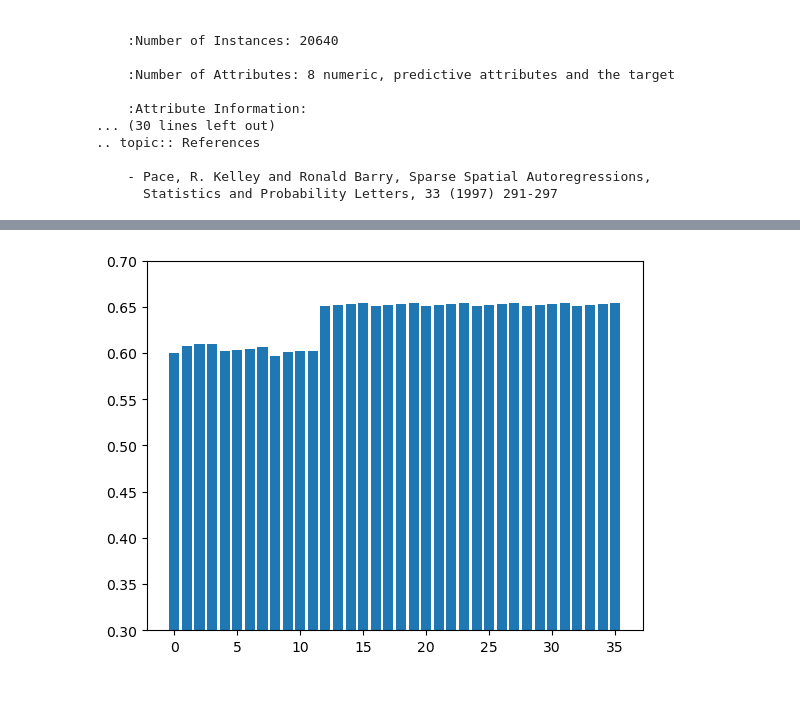
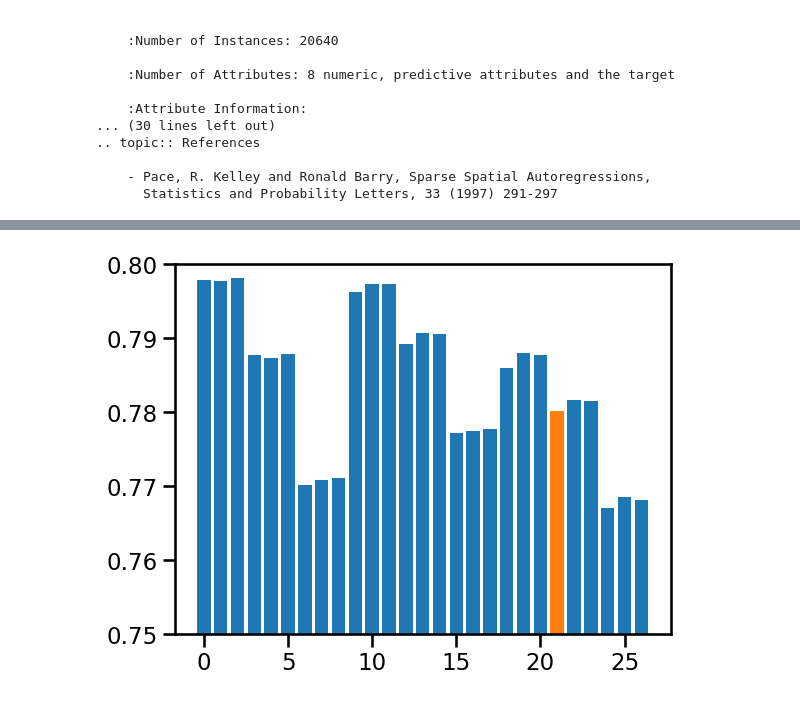
Before and after one commit to brajard/MAT330, a Jupyter notebook: notebooks/Random Forest example.ipynb, the cells around one changed output, grey strips where cells are left out. Saved outputs shown, nothing was run; the diff lists cells and outputs as text; code cells hidden in the pictures.

```diff
--- a/notebooks/Random Forest example.ipynb
+++ b/notebooks/Random Forest example.ipynb
@@ -22,7 +33,6 @@ def report(results, n_top=3):
 # %%
 housing = fetch_california_housing()
-X = housing.data
-y = housing.target
+X, X_test, y, y_test = train_test_split(housing.data, housing.target, test_size=.5, random_state=50)
 print(housing.DESCR)
 # %% [output]
 .. _california_housing_dataset:
@@ -47,11 +57,11 @@ from sklearn.ensemble import RandomForestRegressor
 from sklearn.model_selection import cross_val_score
 
 rf = RandomForestRegressor(n_estimators=100,
-                           max_features=10,
-                           min_samples_split=2,
+                           max_features=8,
+                           min_samples_split=20,
                            random_state=10)
-score = cross_val_score(rf,X,y,cv = 5) #WARNING: THE SCORE HERE IS THE COEF OF DETERMINATION (GREATER IS BETTER)
-print('score: mean={:.2f} ; std={:.3f}'\
+score = cross_val_score(rf,X,y,cv = 3) #WARNING: THE SCORE HERE IS THE COEF OF DETERMINATION (GREATER IS BETTER)
+print('score: mean={:.3f} ; std={:.3f}'\
       .format(score.mean(),score.std()))
 
 rf.fit(X,y)
@@ -69,11 +80,11 @@ plt.savefig('../fig/L2/importance_RF.png')
 from sklearn.model_selection import GridSearchCV
 
 param_grid = {
-    'n_estimators' : [100,400,700,1000],
-    'max_features' : [1,8,13],
-    'min_samples_split' : [2,5,10]
+    'n_estimators' : [100,400,800],
+    'max_features' : [2, 4, 8],
+    'min_samples_split' : [10,20,40]
 }
-clf = GridSearchCV(rf, param_grid, cv=5, verbose=2,n_jobs=4)
+clf = GridSearchCV(rf, param_grid, cv=3, verbose=2, n_jobs=4)
 
 clf.fit(X,y)
 print('GridSearch finished')
@@ -82,6 +94,9 @@ Fitting 5 folds for each of 36 candidates, totalling 180 fits
 # %%
     means = clf.cv_results_['mean_test_score']
     stds = clf.cv_results_['std_test_score']
-    for mean, std, params in zip(means, stds, clf.cv_results_['params']):
+    for i, (mean, std, params) in enumerate(zip(means, stds, clf.cv_results_['params'])):
+        if params['max_features']==8 and params['min_samples_split']==20 and params['n_estimators']==100:
+            iref =i
+            print('-->',end='')
         print("%0.3f (+/-%0.03f) for %r"
               % (mean, std * 2, params))
@@ -88,6 +121,7 @@ Fitting 5 folds for each of 36 candidates, totalling 180 fits
 # %%
 plt.bar(range(len(means)),means)
-plt.ylim(.3,.7)
+plt.bar(iref,means[iref])
+plt.ylim(.75,.8)
 plt.show()
 # %% [output]
-[figure, old version]
+[figure, new version]
```
Also changed, not shown: parts of 18 cells of this notebook, 1 other file.
